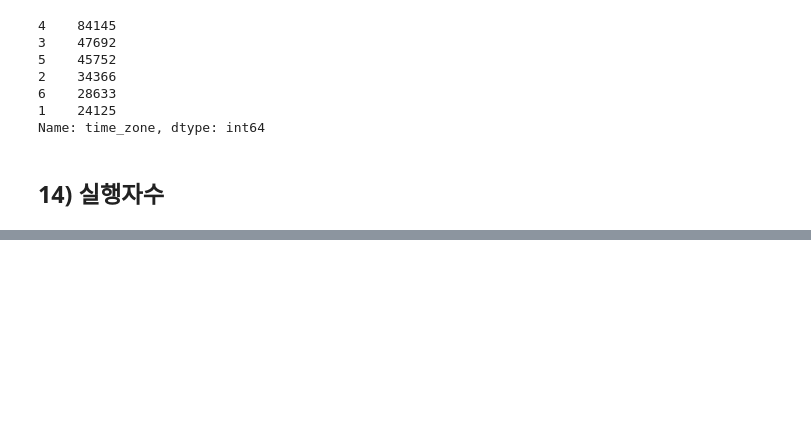
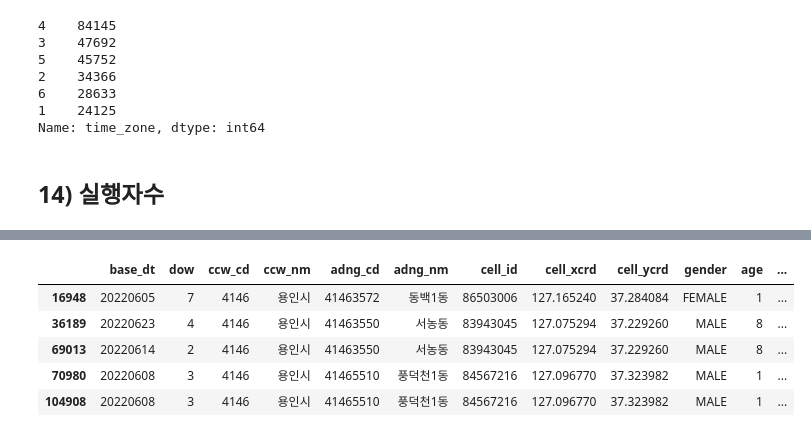
Before and after one commit to Shim-JS/BigCon_2022, a Jupyter notebook: Seline_01_2_데이터파악.ipynb, the cells around one changed output, grey strips where cells are left out. Saved outputs shown, nothing was run; the diff lists cells and outputs as text; code cells hidden in the pictures; blank space fills up the shorter version.

```diff
--- a/Seline_01_2_데이터파악.ipynb
+++ b/Seline_01_2_데이터파악.ipynb
@@ -329,0 +342,9 @@ Name: time_zone, dtype: int64
+# %%
+df.loc[df.count_cust>= 100]
+# %% [output]
+|  | base_dt | dow | ccw_cd | ccw_nm | adng_cd | adng_nm | cell_id | cell_xcrd | cell_ycrd | gender | age | ... |
+| 16948 | 20220605 | 7 | 4146 | 용인시 | 41463572 | 동백1동 | 86503006 | 127.165240 | 37.284084 | FEMALE | 1 | ... |
+| 36189 | 20220623 | 4 | 4146 | 용인시 | 41463550 | 서농동 | 83943045 | 127.075294 | 37.229260 | MALE | 8 | ... |
+| 69013 | 20220614 | 2 | 4146 | 용인시 | 41463550 | 서농동 | 83943045 | 127.075294 | 37.229260 | MALE | 8 | ... |
+| 70980 | 20220608 | 3 | 4146 | 용인시 | 41465510 | 풍덕천1동 | 84567216 | 127.096770 | 37.323982 | MALE | 1 | ... |
+| 104908 | 20220608 | 3 | 4146 | 용인시 | 41465510 | 풍덕천1동 | 84567216 | 127.096770 | 37.323982 | MALE | 1 | ... |
```
Also changed, not shown: parts of 1 cell of this notebook, 2 other files.
